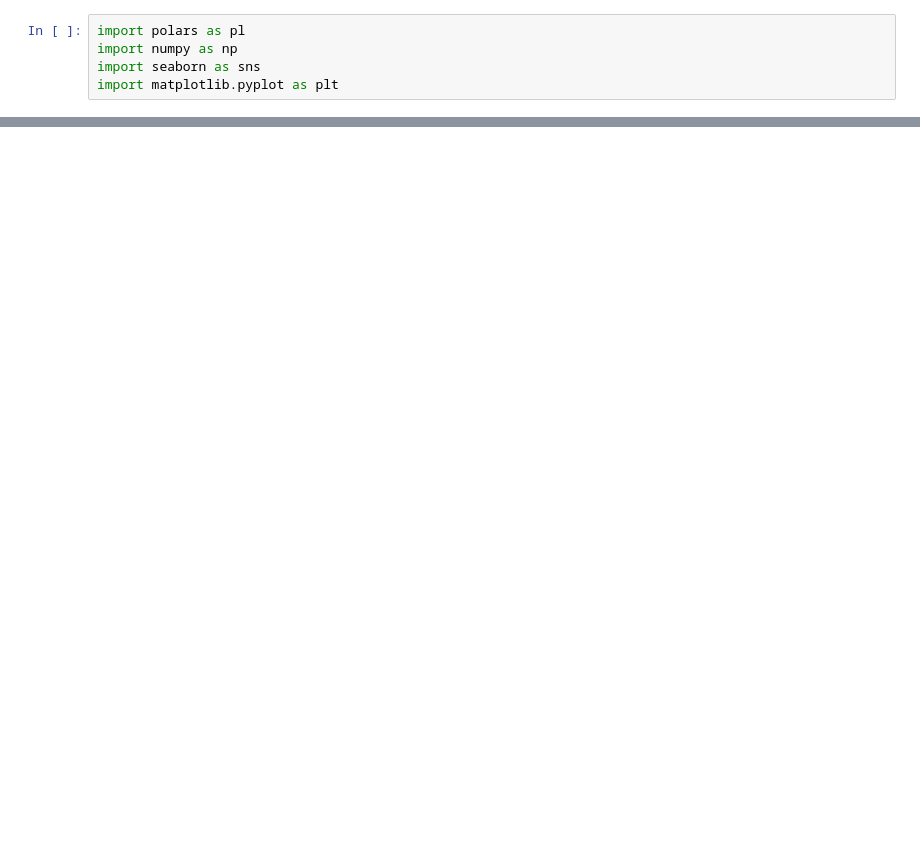
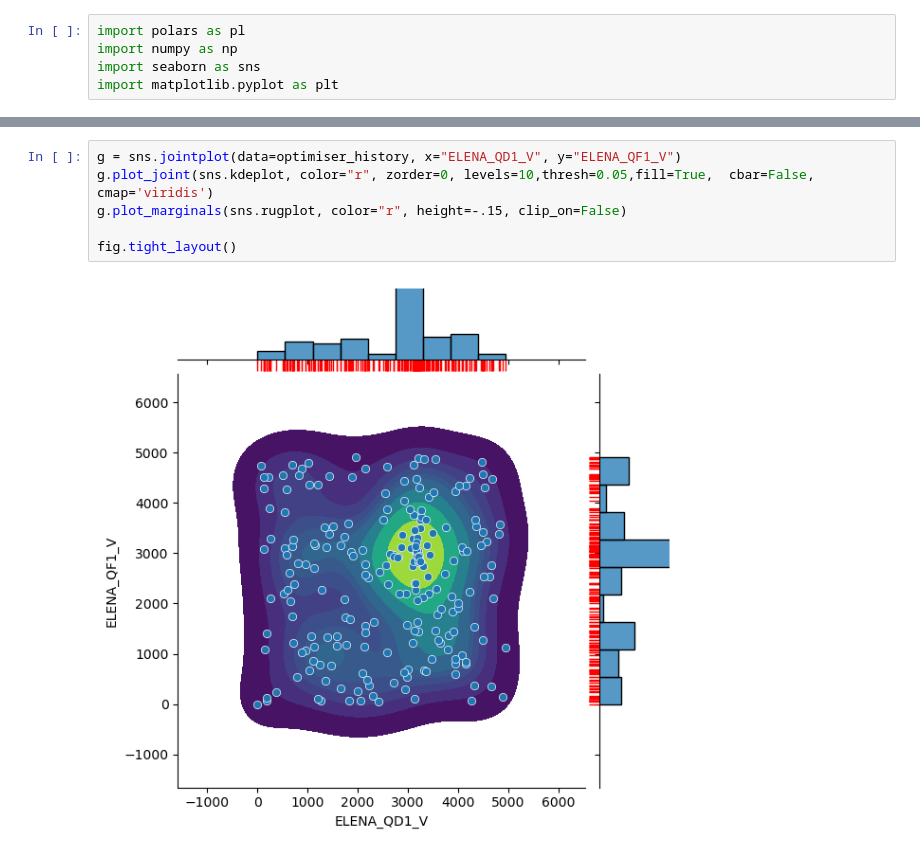
Before and after one commit to jzielins97/AEgIS-analysis, a Jupyter notebook: ELENA_beam_steering/check_optimiser_history.ipynb, the cells around one changed output, grey strips where cells are left out. Cells and saved outputs as stored; diff of their text form; blank space fills up the shorter version.

```diff
--- a/ELENA_beam_steering/check_optimiser_history.ipynb
+++ b/ELENA_beam_steering/check_optimiser_history.ipynb
@@ -104,0 +83,8 @@ SchemaError: data type mismatch for column x: incoming: Null != target: List(Int
+# %%
+g = sns.jointplot(data=optimiser_history, x="ELENA_QD1_V", y="ELENA_QF1_V")
+g.plot_joint(sns.kdeplot, color="r", zorder=0, levels=10,thresh=0.05,fill=True,  cbar=False, cmap='viridis')
+g.plot_marginals(sns.rugplot, color="r", height=-.15, clip_on=False)
+
+fig.tight_layout()
+# %% [output]
+[figure, added]
```
Also changed, not shown: parts of 10 cells of this notebook, 5 other files.
